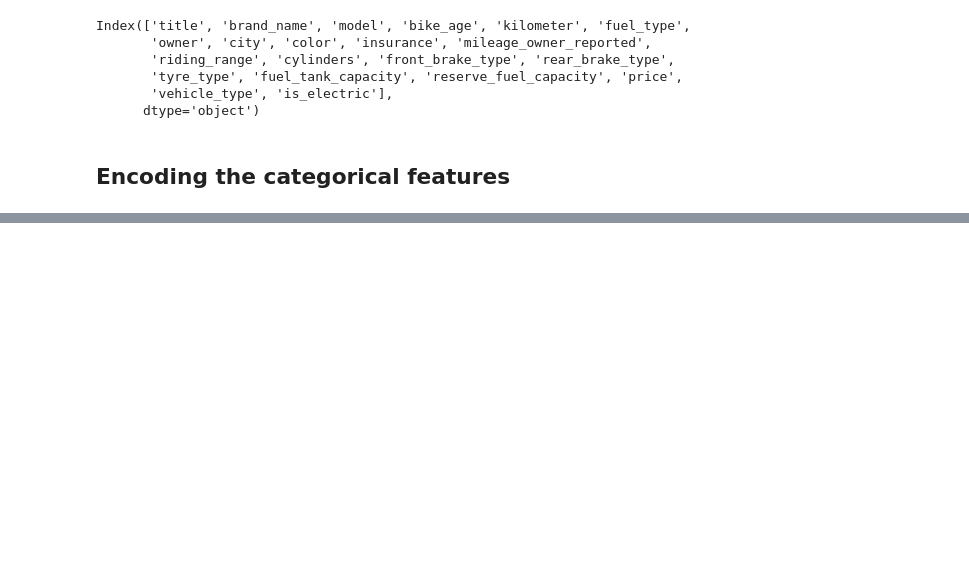
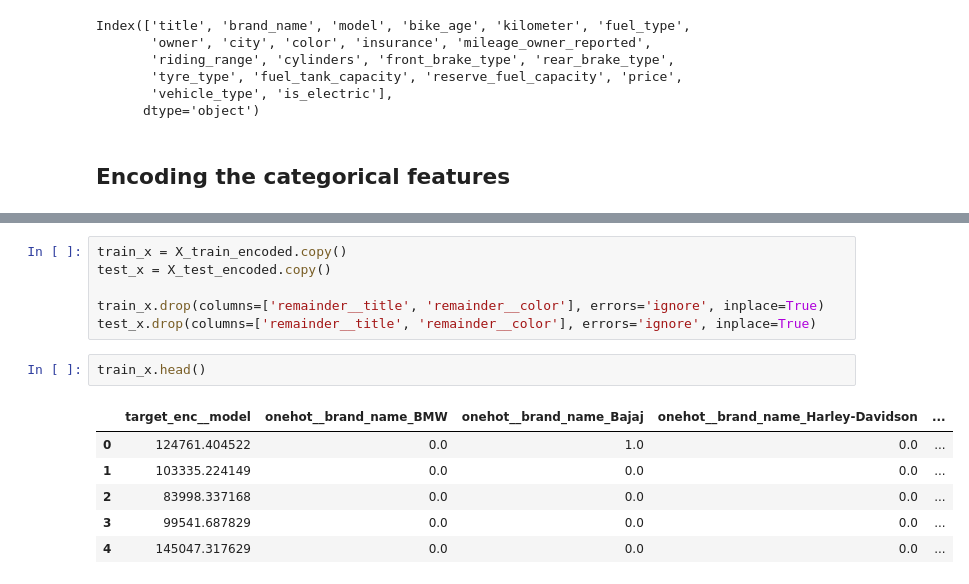
Before and after one commit to agarwal-gopesh/Second-Hand-Bike-Price-Predictor, a Jupyter notebook: o5_EDA_on_data.ipynb, the cells around one changed output, grey strips where cells are left out. Cells and saved outputs as stored; diff of their text form; blank space fills up the shorter version.

```diff
--- a/o5_EDA_on_data.ipynb
+++ b/o5_EDA_on_data.ipynb
@@ -534,0 +582,15 @@ cat_cols
+# %%
+train_x = X_train_encoded.copy()
+test_x = X_test_encoded.copy()
+
+train_x.drop(columns=['remainder__title', 'remainder__color'], errors='ignore', inplace=True)
+test_x.drop(columns=['remainder__title', 'remainder__color'], errors='ignore', inplace=True)
+# %%
+train_x.head()
+# %% [output]
+|  | target_enc__model | onehot__brand_name_BMW | onehot__brand_name_Bajaj | onehot__brand_name_Harley-Davidson | ... |
+| 0 | 124761.404522 | 0.0 | 1.0 | 0.0 | ... |
+| 1 | 103335.224149 | 0.0 | 0.0 | 0.0 | ... |
+| 2 | 83998.337168 | 0.0 | 0.0 | 0.0 | ... |
+| 3 | 99541.687829 | 0.0 | 0.0 | 0.0 | ... |
+| 4 | 145047.317629 | 0.0 | 0.0 | 0.0 | ... |
```
Also changed, not shown: parts of 14 cells of this notebook, 10 other files.
